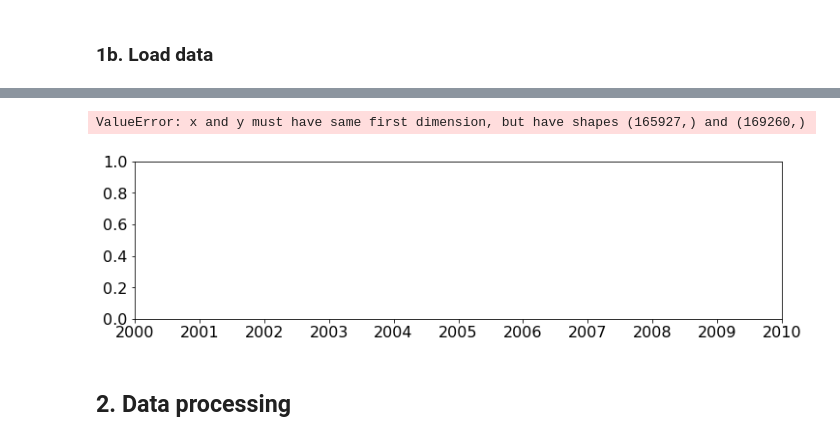
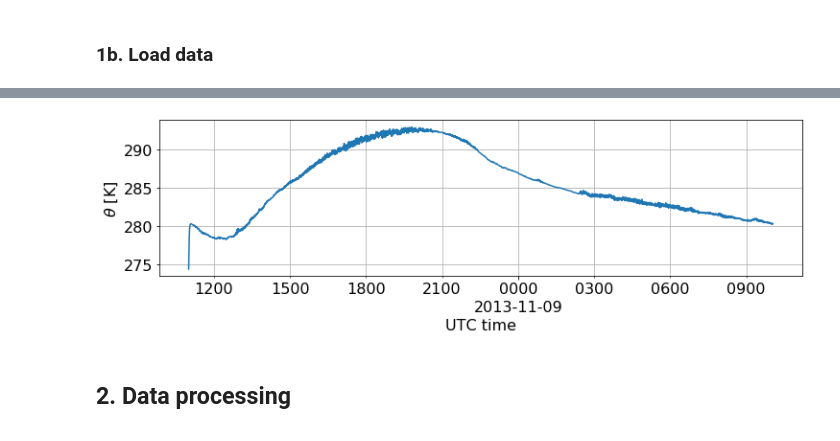
Before and after one commit to cmkaul/assessment, a Jupyter notebook: studies/coupling_comparison/postprocessing/analyse_virtual_tower_data_nalu.ipynb, the cells around one changed output, grey strips where cells are left out. Saved outputs shown, nothing was run; the diff lists cells and outputs as text; code cells hidden in the pictures.

```diff
--- a/studies/coupling_comparison/postprocessing/analyse_virtual_tower_data_nalu.ipynb
+++ b/studies/coupling_comparison/postprocessing/analyse_virtual_tower_data_nalu.ipynb
@@ -132,12 +150,11 @@ df.tail()
 # %%
 fig, ax = plot_timehistory_at_height(
     df,
     fields='theta',
-    heights = df.index.levels[1][8]
+    heights = df.index.levels[1][0]
 )
 # %% [output]
-ValueError: x and y must have same first dimension, but have shapes (165927,) and (169260,)
-[figure, old version]
+[figure, new version]
 # %% [markdown]
 ## 2. Data processing
 # %% [markdown]
```
Also changed, not shown: parts of 20 cells of this notebook, 2 other files.
